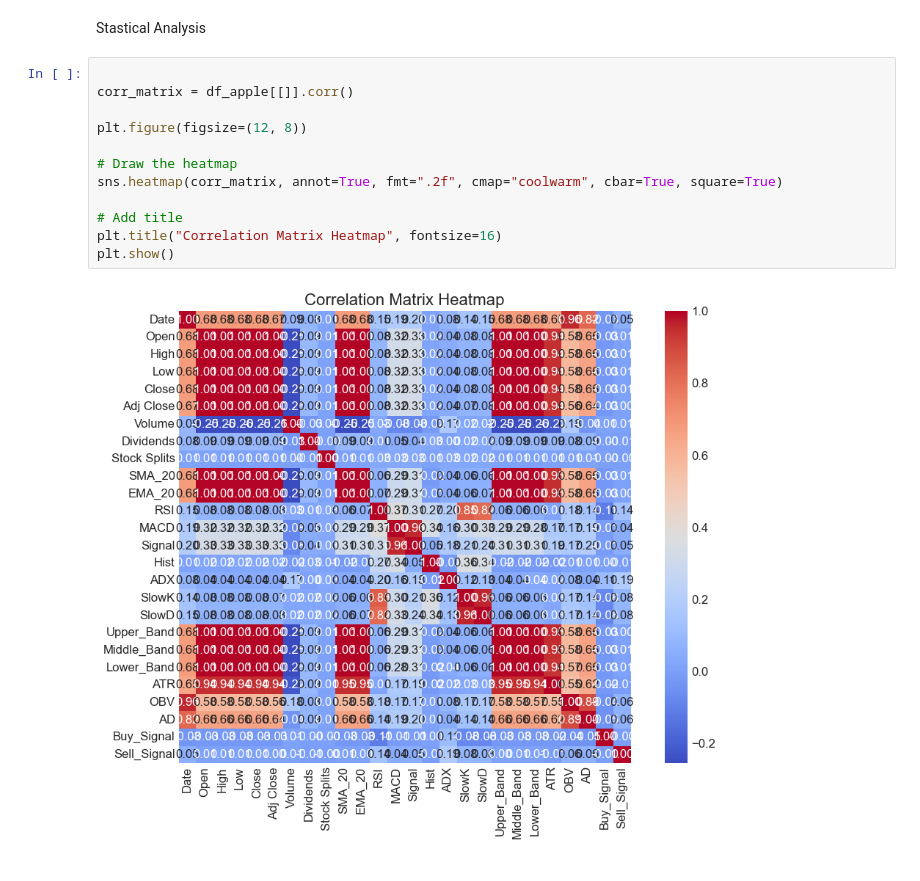
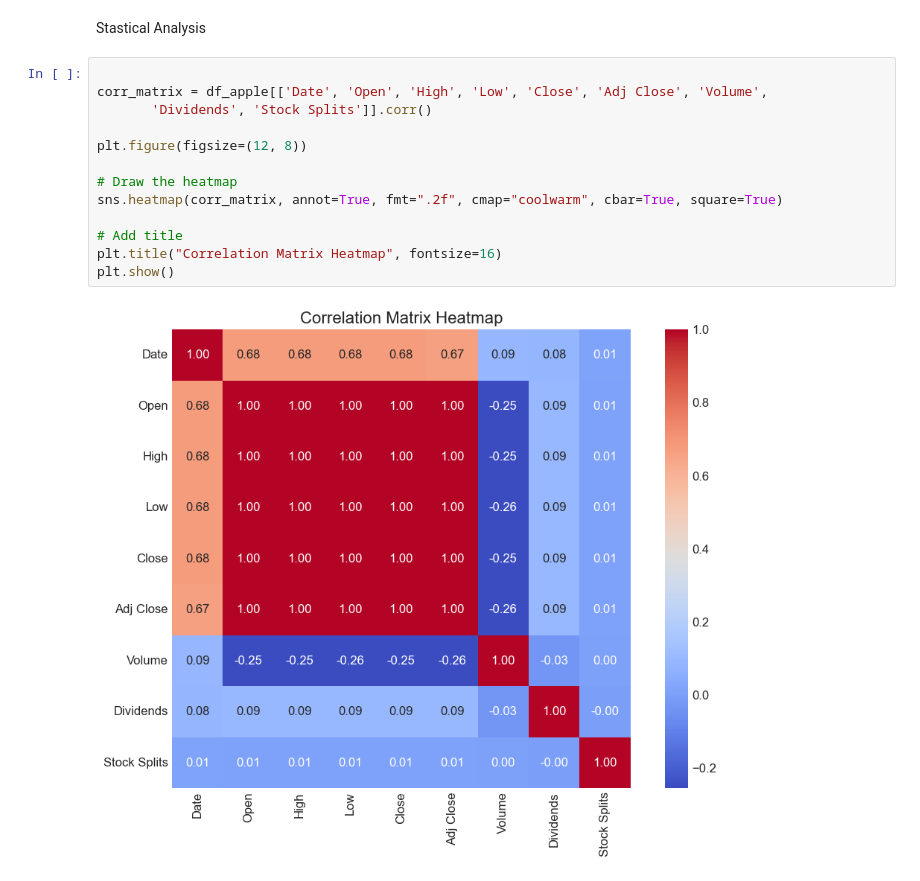
Before and after one commit to Amanzlastt/kifyaw1, a Jupyter notebook: notebooks/task-2.ipynb, the cells around one changed output. Saved outputs shown, nothing was run; the diff lists cells and outputs as text.

```diff
--- a/notebooks/task-2.ipynb
+++ b/notebooks/task-2.ipynb
@@ -142,15 +142,16 @@ plt.show()
 Stastical Analysis
 # %%
 
-corr_matrix = df_apple[[]].corr()
+corr_matrix = df_apple[['Date', 'Open', 'High', 'Low', 'Close', 'Adj Close', 'Volume',
+       'Dividends', 'Stock Splits']].corr()
 
 plt.figure(figsize=(12, 8))
 
 # Draw the heatmap
 sns.heatmap(corr_matrix, annot=True, fmt=".2f", cmap="coolwarm", cbar=True, square=True)
 
 # Add title
 plt.title("Correlation Matrix Heatmap", fontsize=16)
 plt.show()
 # %% [output]
-[figure, old version]
+[figure, new version]
```
